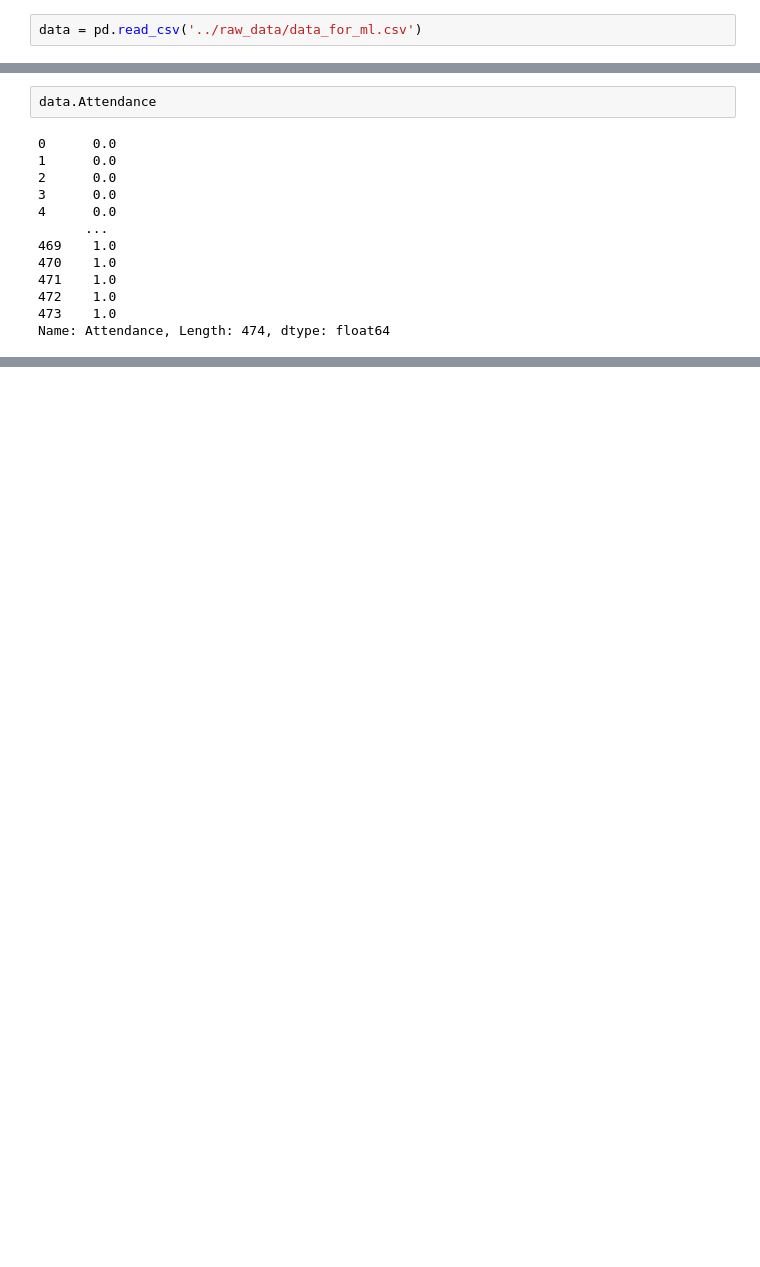
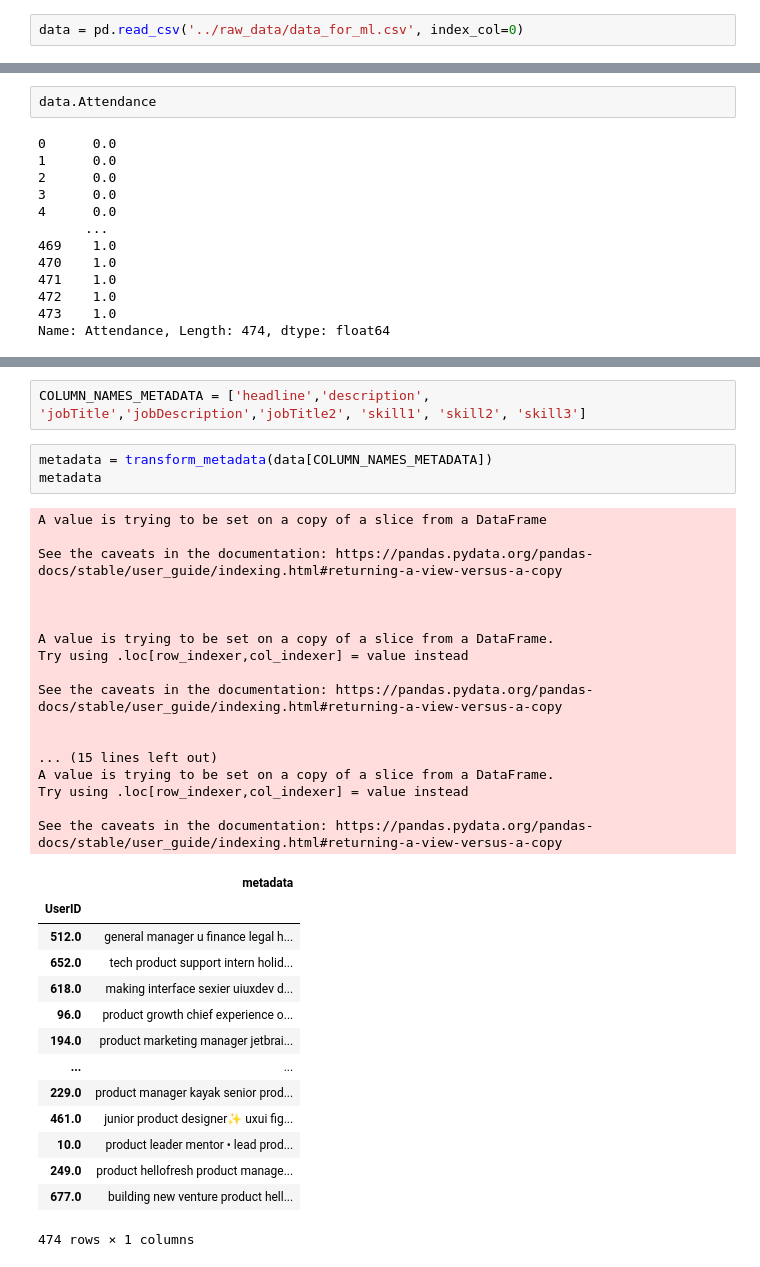
Before and after one commit to Shubhi-Varshney/data_bpm, a Jupyter notebook: notebooks/yulia_bpm_explore2.ipynb, the cells around one changed output, grey strips where cells are left out. Drawn from its saved outputs; the diff is of its cells as text; blank space fills up the shorter version.

```diff
--- a/notebooks/yulia_bpm_explore2.ipynb
+++ b/notebooks/yulia_bpm_explore2.ipynb
@@ -481,4 +481,4 @@ fig.add_traces([bar1, bar2, markers])
 
 fig.show()
 # %%
-data = pd.read_csv('../raw_data/data_for_ml.csv')
+data = pd.read_csv('../raw_data/data_for_ml.csv', index_col=0)
@@ -499,0 +570,37 @@ Name: Attendance, Length: 474, dtype: float64
+# %%
+COLUMN_NAMES_METADATA = ['headline','description', 'jobTitle','jobDescription','jobTitle2', 'skill1', 'skill2', 'skill3']
+# %%
+metadata = transform_metadata(data[COLUMN_NAMES_METADATA])
+metadata
+# %% [output]
+A value is trying to be set on a copy of a slice from a DataFrame
+
+See the caveats in the documentation: https://pandas.pydata.org/pandas-docs/stable/user_guide/indexing.html#returning-a-view-versus-a-copy
+
+
+
+A value is trying to be set on a copy of a slice from a DataFrame.
+Try using .loc[row_indexer,col_indexer] = value instead
+
+See the caveats in the documentation: https://pandas.pydata.org/pandas-docs/stable/user_guide/indexing.html#returning-a-view-versus-a-copy
+
+
+... (15 lines left out)
+A value is trying to be set on a copy of a slice from a DataFrame.
+Try using .loc[row_indexer,col_indexer] = value instead
+
+See the caveats in the documentation: https://pandas.pydata.org/pandas-docs/stable/user_guide/indexing.html#returning-a-view-versus-a-copy
+|  | metadata |
+| UserID |  |
+| 512.0 | general manager u finance legal h... |
+| 652.0 | tech product support intern holid... |
+| 618.0 | making interface sexier uiuxdev d... |
+| 96.0 | product growth chief experience o... |
+| 194.0 | product marketing manager jetbrai... |
+| ... | ... |
+| 229.0 | product manager kayak senior prod... |
+| 461.0 | junior product designer✨ uxui fig... |
+| 10.0 | product leader mentor • lead prod... |
+| 249.0 | product hellofresh product manage... |
+| 677.0 | building new venture product hell... |
+474 rows × 1 columns
```
Also changed, not shown: parts of 24 cells of this notebook, 5 other files.
